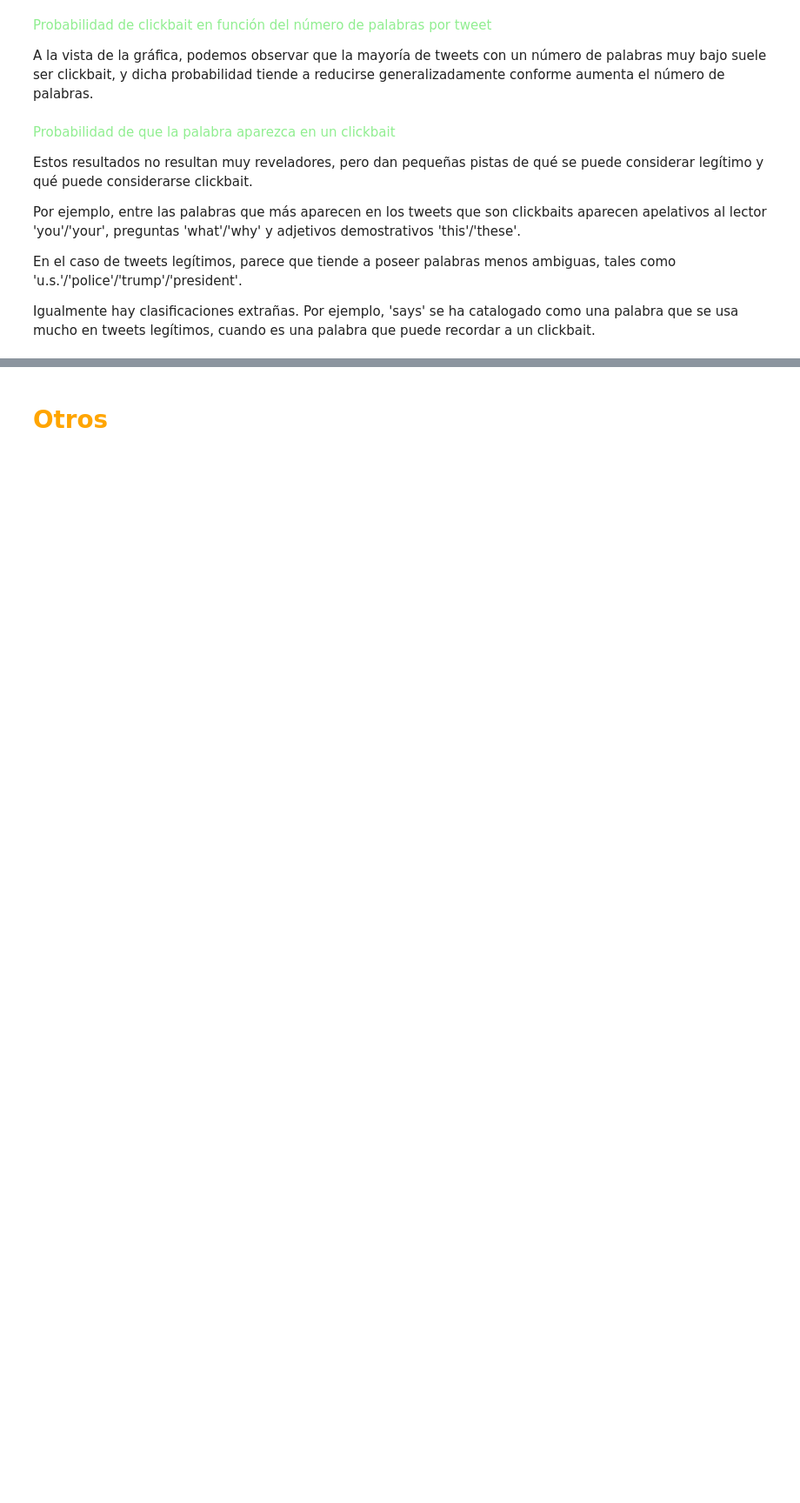
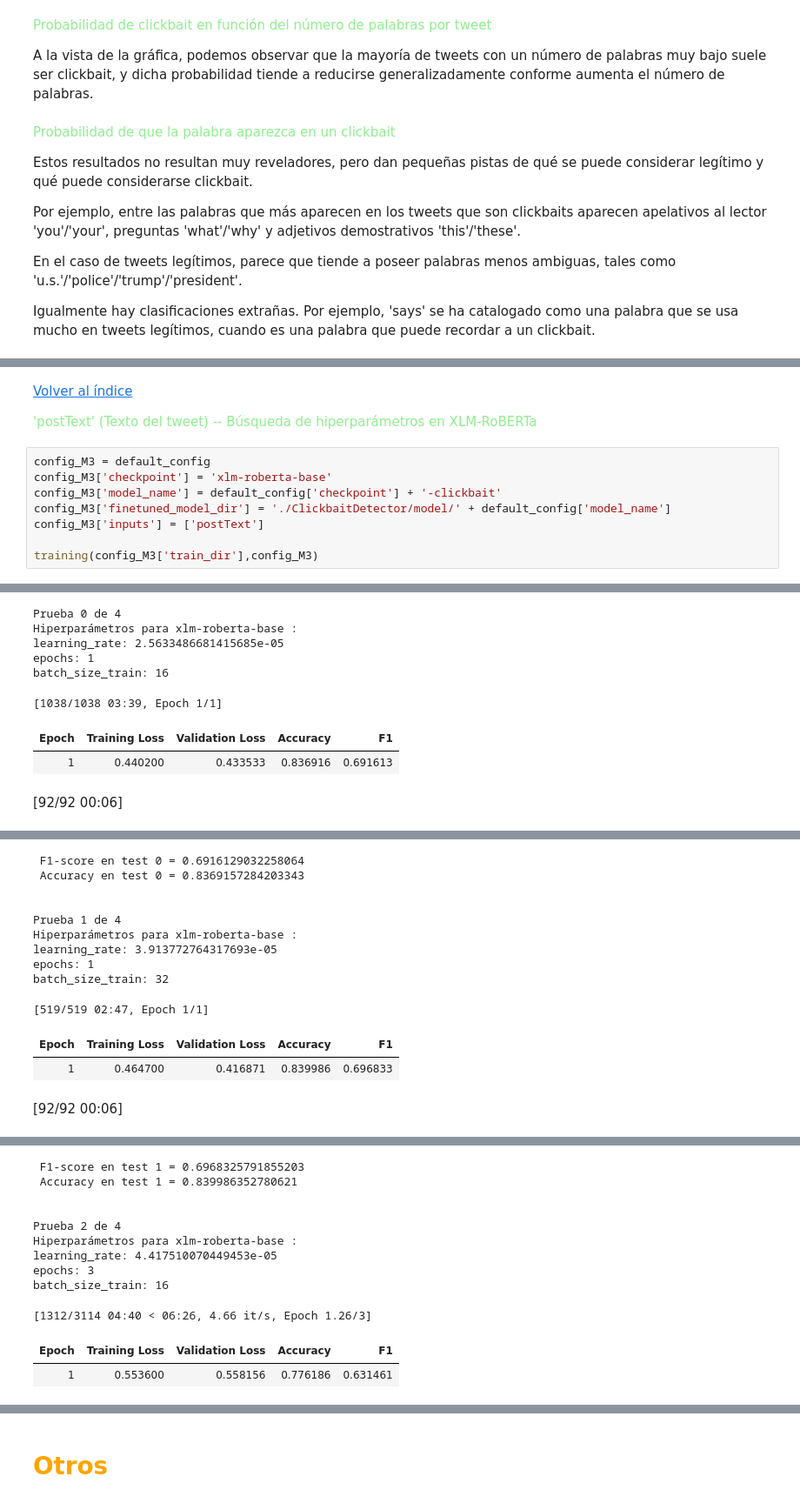
Before and after one commit to Albmargar1/ClickbaitDetector, a Jupyter notebook: main.ipynb, the cells around one changed output, grey strips where cells are left out. Shown at 87% size. Cells and saved outputs as stored; diff of their text form; blank space fills up the shorter version.

```diff
--- a/main.ipynb
+++ b/main.ipynb
@@ -226,0 +327,14 @@ Igualmente hay clasificaciones extrañas. Por ejemplo, 'says' se ha catalogado c
+# %% [markdown]
+[Volver al índice](#Index)
+
+<a name='M3'></a>
+<font color='lightgreen'> 'postText' (Texto del tweet) -- Búsqueda de hiperparámetros en XLM-RoBERTa </font>
+# %%
+config_M3 = default_config
+config_M3['checkpoint'] = 'xlm-roberta-base'
+config_M3['model_name'] = default_config['checkpoint'] + '-clickbait'
+config_M3['finetuned_model_dir'] = './ClickbaitDetector/model/' + default_config['model_name']
+config_M3['inputs'] = ['postText']
+
+training(config_M3['train_dir'],config_M3)
+# %% [output]
@@ -226,0 +342,9 @@ Igualmente hay clasificaciones extrañas. Por ejemplo, 'says' se ha catalogado c
+Prueba 0 de 4
+Hiperparámetros para xlm-roberta-base :
+learning_rate: 2.5633486681415685e-05
+epochs: 1
+batch_size_train: 16
+[1038/1038 03:39, Epoch 1/1]
+| Epoch | Training Loss | Validation Loss | Accuracy | F1 |
+| 1 | 0.440200 | 0.433533 | 0.836916 | 0.691613 |
+[92/92 00:06]
@@ -226,0 +352,13 @@ Igualmente hay clasificaciones extrañas. Por ejemplo, 'says' se ha catalogado c
+ F1-score en test 0 = 0.6916129032258064
+ Accuracy en test 0 = 0.8369157284203343
+
+
+Prueba 1 de 4
+Hiperparámetros para xlm-roberta-base :
+learning_rate: 3.913772764317693e-05
+epochs: 1
+batch_size_train: 32
+[519/519 02:47, Epoch 1/1]
+| Epoch | Training Loss | Validation Loss | Accuracy | F1 |
+| 1 | 0.464700 | 0.416871 | 0.839986 | 0.696833 |
+[92/92 00:06]
@@ -226,0 +366,12 @@ Igualmente hay clasificaciones extrañas. Por ejemplo, 'says' se ha catalogado c
+ F1-score en test 1 = 0.6968325791855203
+ Accuracy en test 1 = 0.839986352780621
+
+
+Prueba 2 de 4
+Hiperparámetros para xlm-roberta-base :
+learning_rate: 4.417510070449453e-05
+epochs: 3
+batch_size_train: 16
+[1312/3114 04:40 < 06:26, 4.66 it/s, Epoch 1.26/3]
+| Epoch | Training Loss | Validation Loss | Accuracy | F1 |
+| 1 | 0.553600 | 0.558156 | 0.776186 | 0.631461 |
```
Also changed, not shown: parts of 26 cells of this notebook.
